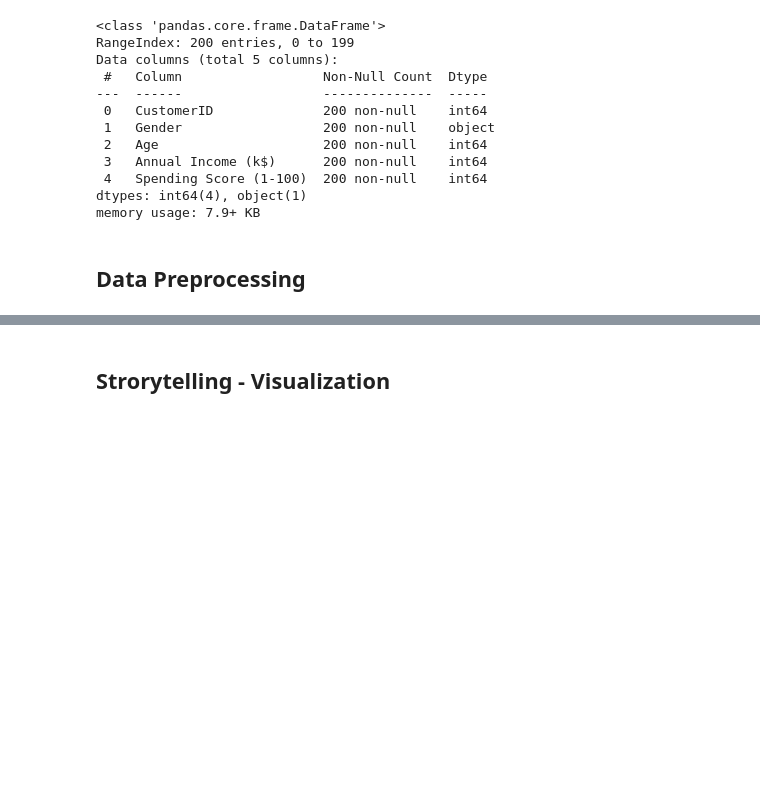
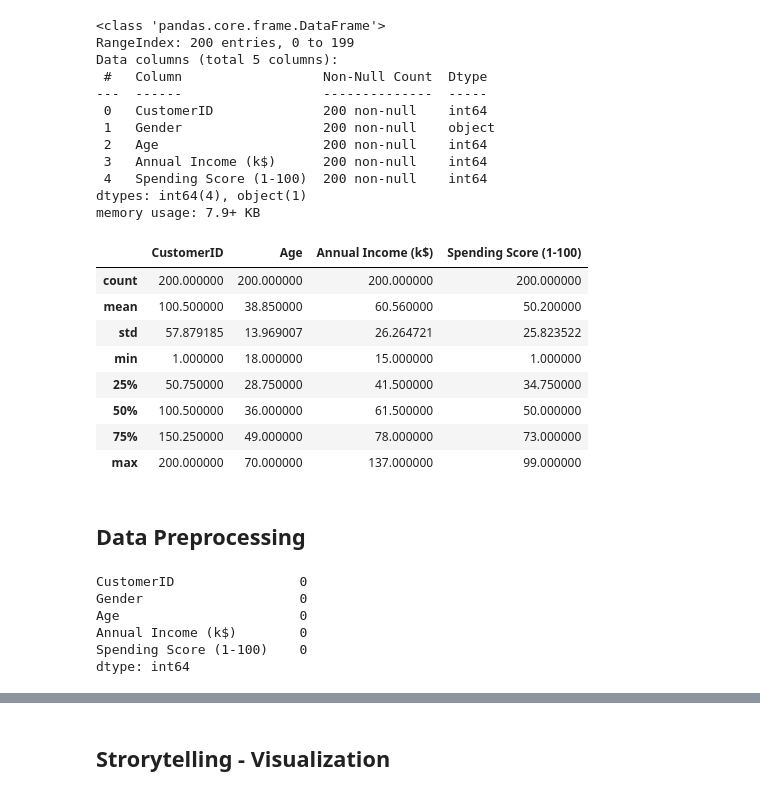
Before and after one commit to amirgarsha/ML_course_maktab, a Jupyter notebook: Mini_Project_4.ipynb, the cells around one changed output, grey strips where cells are left out. Cells and saved outputs as stored; diff of their text form; code cells hidden in the pictures; blank space fills up the shorter version.

```diff
--- a/Mini_Project_4.ipynb
+++ b/Mini_Project_4.ipynb
@@ -60,5 +60,27 @@ Data columns (total 5 columns):
  4   Spending Score (1-100)  200 non-null    int64
 dtypes: int64(4), object(1)
 memory usage: 7.9+ KB
+# %%
+df_customer.describe()
+# %% [output]
+|  | CustomerID | Age | Annual Income (k$) | Spending Score (1-100) |
+| count | 200.000000 | 200.000000 | 200.000000 | 200.000000 |
+| mean | 100.500000 | 38.850000 | 60.560000 | 50.200000 |
+| std | 57.879185 | 13.969007 | 26.264721 | 25.823522 |
+| min | 1.000000 | 18.000000 | 15.000000 | 1.000000 |
+| 25% | 50.750000 | 28.750000 | 41.500000 | 34.750000 |
+| 50% | 100.500000 | 36.000000 | 61.500000 | 50.000000 |
+| 75% | 150.250000 | 49.000000 | 78.000000 | 73.000000 |
+| max | 200.000000 | 70.000000 | 137.000000 | 99.000000 |
 # %% [markdown]
 ## Data Preprocessing
+# %%
+##finding null value
+print(df_customer.isnull().sum())
+# %% [output]
+CustomerID                0
+Gender                    0
+Age                       0
+Annual Income (k$)        0
+Spending Score (1-100)    0
+dtype: int64
```
Also changed, not shown: parts of 2 cells of this notebook.
